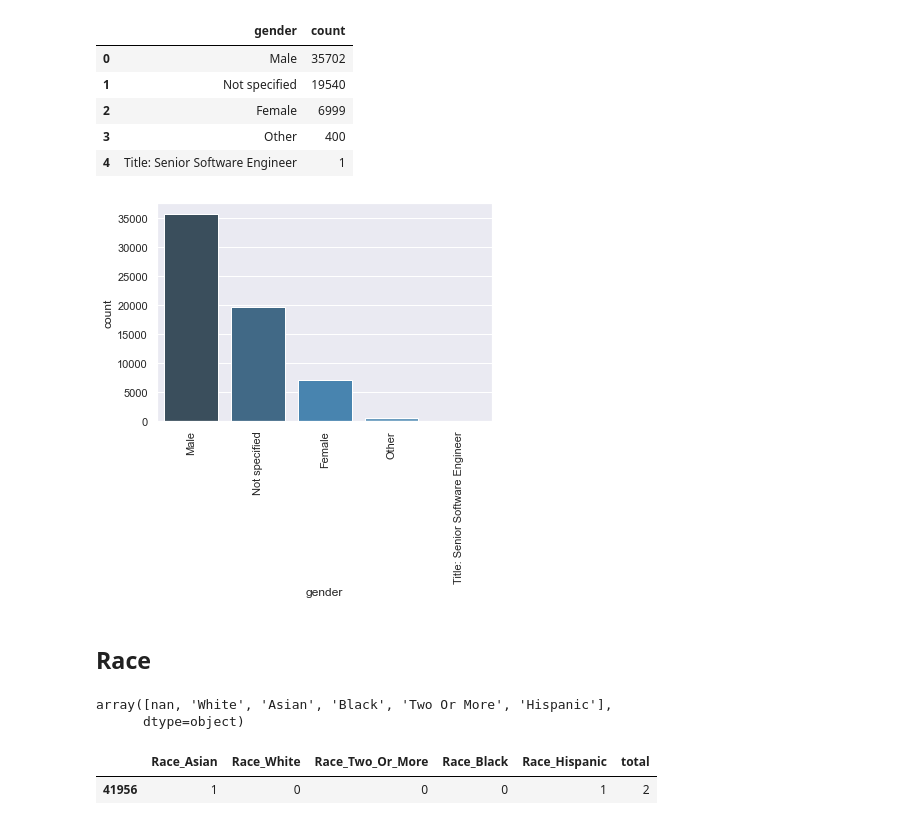
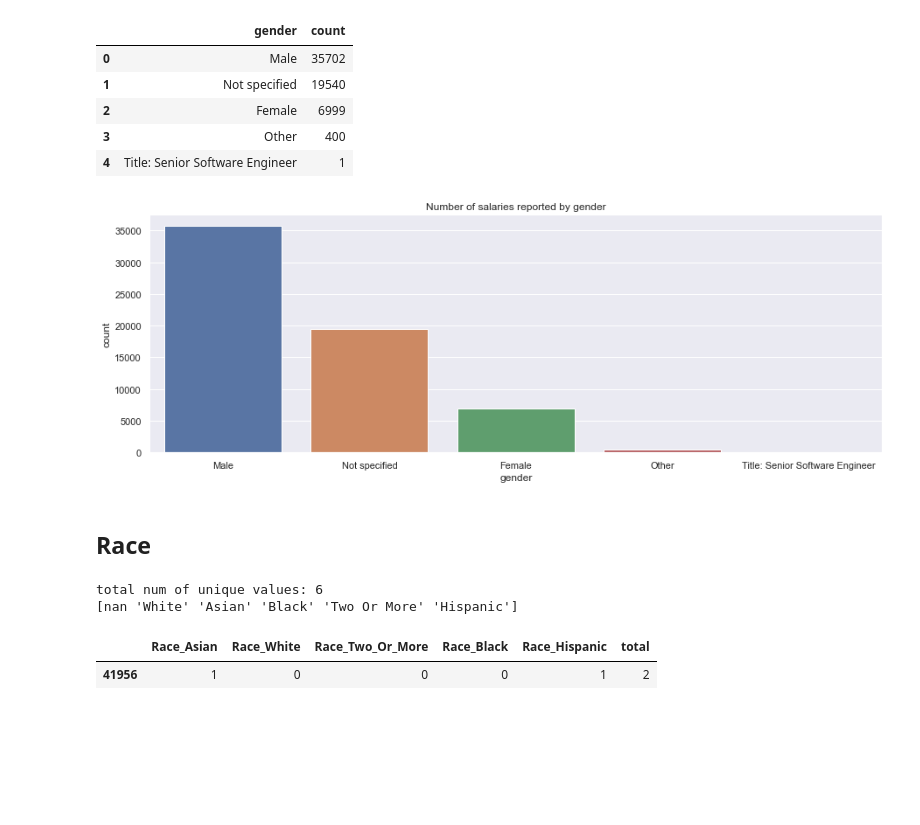
Before and after one commit to PriyankaVelagala/INM701, a Jupyter notebook: Data exploration.ipynb, the cells around one changed output. Cells and saved outputs as stored; diff of their text form; code cells hidden in the pictures; blank space fills up the shorter version.

```diff
--- a/Data exploration.ipynb
+++ b/Data exploration.ipynb
@@ -212,20 +243,21 @@ t[['gender', 'count']] #decide imputation technique - random
 | 2 | Female | 6999 |
 | 3 | Other | 400 |
 | 4 | Title: Senior Software Engineer | 1 |
-# %%
-#ax = sns.barplot(x="gender", y="count", data=t)
-rank = t['count'].sort_values().index
-palette = sns.color_palette('Blues_d', len(rank))
-ax = sns.barplot(x='gender', y='count', palette=np.array(palette)[rank], data=t)
-ax.tick_params(axis='x', rotation=90)
-# %% [output]
-[figure, removed]
+# %%
+sns.set(rc={'figure.figsize':(15,5)})
+ax = sns.barplot(x="gender", y="count", data=t)
+ax.set_title('Number of salaries reported by gender')
+None
+# %% [output]
+[figure, added]
 # %% [markdown]
 ## Race
 # %%
-df.Race.unique()
+#Inspect race
+print("total num of unique values:", df.Race.unique().size)
+print(df.Race.unique())
 # %% [output]
-array([nan, 'White', 'Asian', 'Black', 'Two Or More', 'Hispanic'],
-      dtype=object)
+total num of unique values: 6
+[nan 'White' 'Asian' 'Black' 'Two Or More' 'Hispanic']
 # %%
 race_cols = ['Race_Asian', 'Race_White',
```
Also changed, not shown: parts of 38 cells of this notebook.
